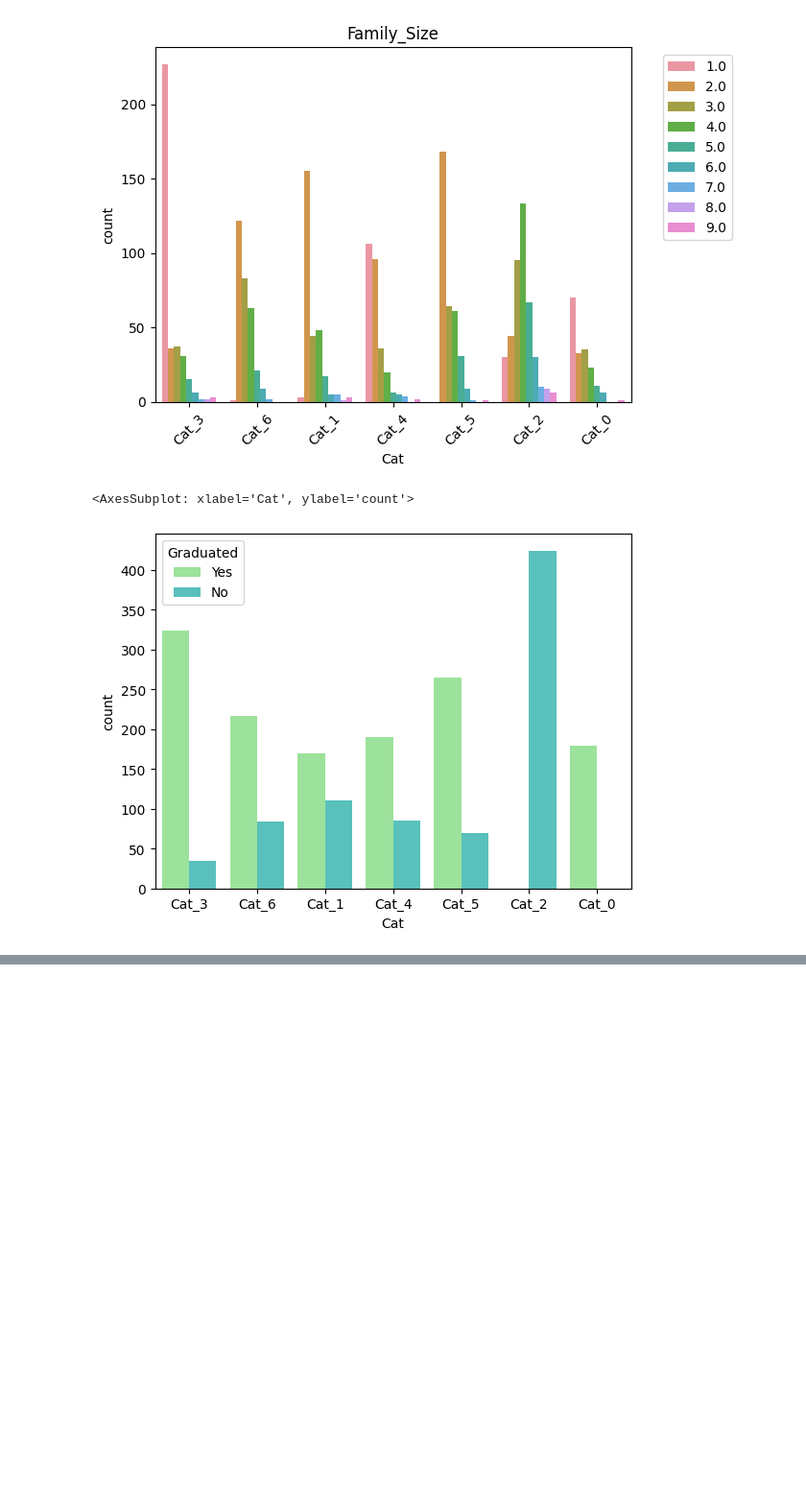
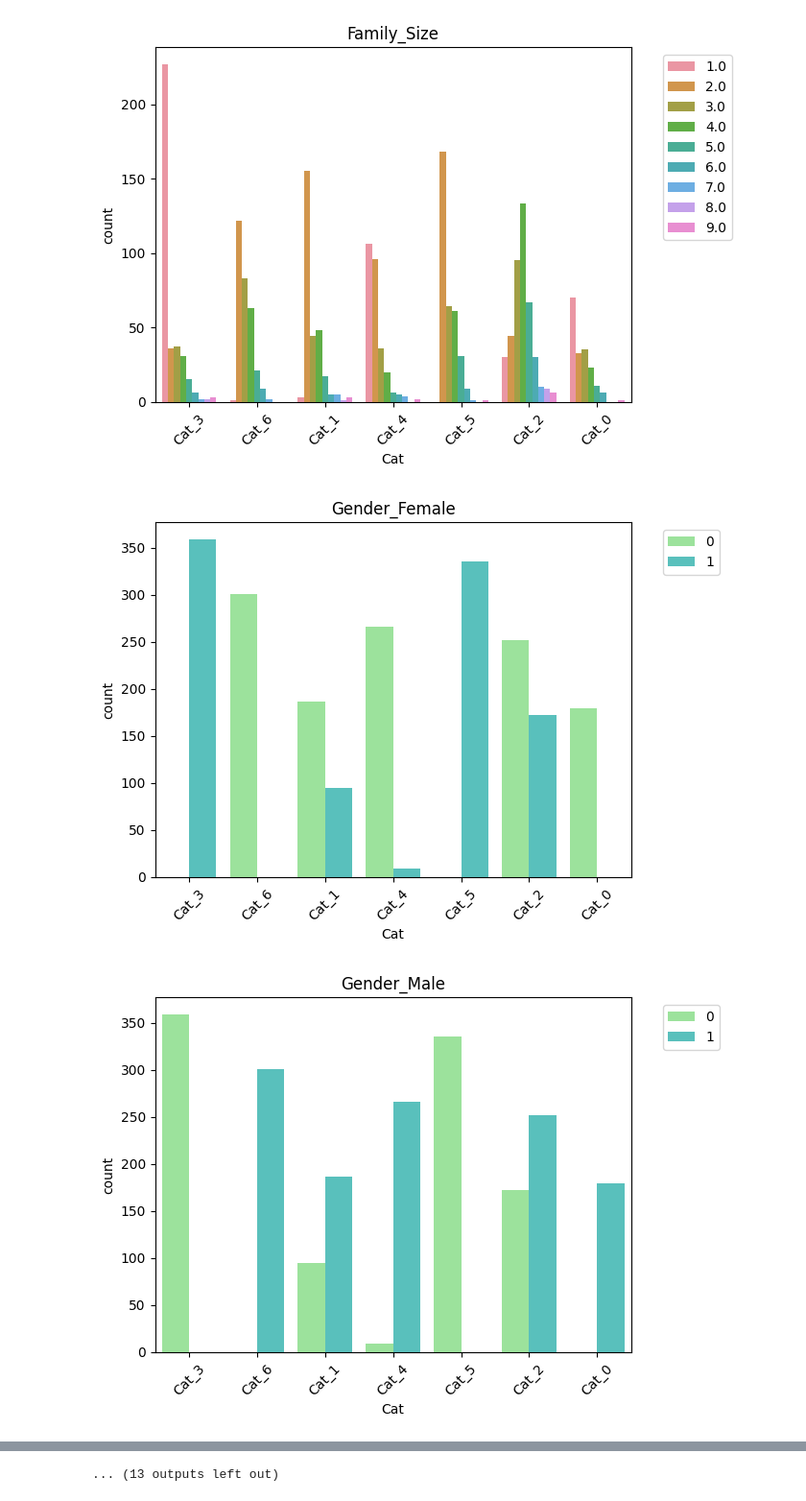
Before and after one commit to Korrin-F/tDS_Day_By_Days, a Jupyter notebook: Week 8 - Assignment_Unsupervised/Mini_unsupervised_P3.ipynb, the cells around one changed output, grey strips where cells are left out. Shown: that part at 96% size. Cells and saved outputs as stored; diff of their text form; code cells hidden in the pictures; blank space fills up the shorter version.

```diff
--- a/Week 8 - Assignment_Unsupervised/Mini_unsupervised_P3.ipynb
+++ b/Week 8 - Assignment_Unsupervised/Mini_unsupervised_P3.ipynb
@@ -77,8 +74,24 @@ for o in o_columns:
 [figure]
 [figure]
 [figure]
-# %%
-sns.countplot(x=cat, data=original_df, hue=original_df['Graduated'])
-# %% [output]
-<AxesSubplot: xlabel='Cat', ylabel='count'>
-[figure, removed]
+# %%
+d_columns = ['Gender_Female', 'Gender_Male',
+       'Ever_Married_No', 'Ever_Married_Yes', 'Graduated_No', 'Graduated_Yes',
+       'Spending_Score_Average', 'Spending_Score_High', 'Spending_Score_Low',
+       'Age_18-25', 'Age_26-35', 'Age_36-45', 'Age_46-55', 'Age_56-70',
+       'Age_71+', 'Work_Experience_0y', 'Work_Experience_1y',
+       'Work_Experience_2y-5y', 'Work_Experience_6y-9y',
+       'Work_Experience_10y+', 'Family_Size_1', 'Family_Size_2',
+       'Family_Size_3', 'Family_Size_4', 'Family_Size_5+']
+
+for d in d_columns:
+    sns.countplot(x=cat, hue=d, data=dummies_df)
+    plt.xticks(rotation=45)
+    plt.title(d)
+    plt.legend(loc='best', shadow=False, scatterpoints=1)
+    # moves the legend outside of the graph area
+    plt.legend(bbox_to_anchor=(1.05, 1), loc=2, borderaxespad=0.6)
+    plt.show()
+# %% [output]
+[figure, added]
+[figure, added]
@@ -84,0 +108 @@ sns.countplot(x=cat, data=original_df, hue=original_df['Graduated'])
+... (13 outputs left out)
```
Also changed, not shown: parts of 2 cells of this notebook.
